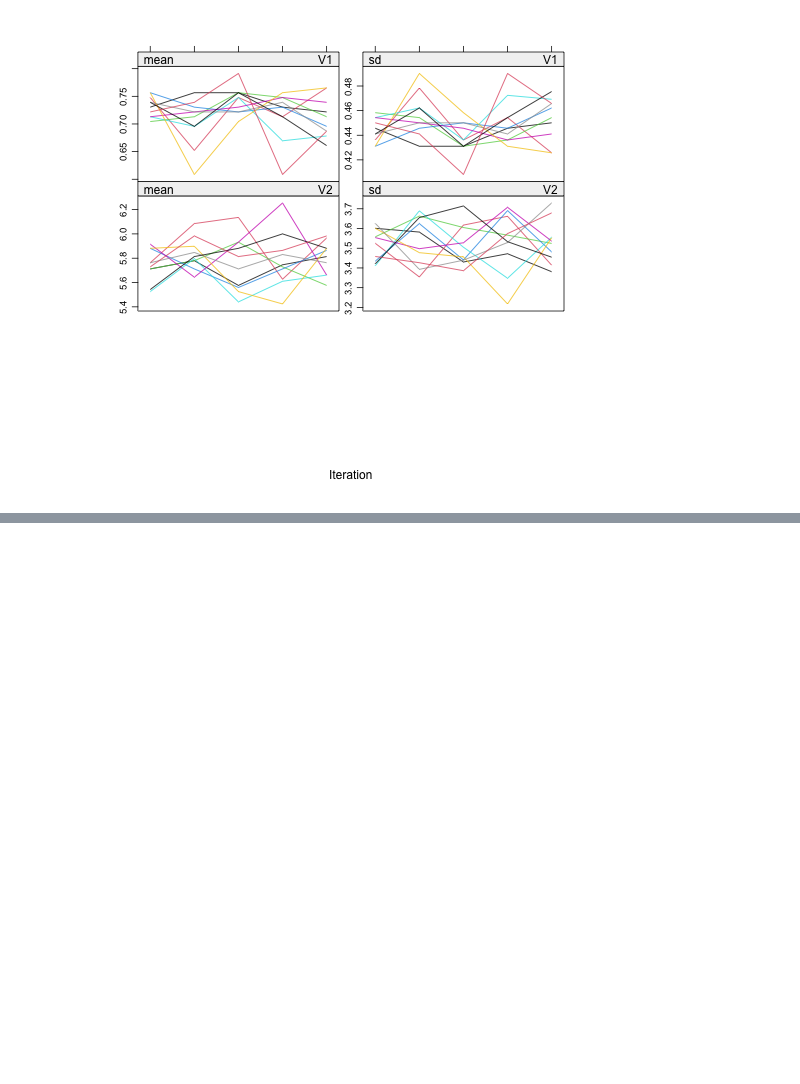
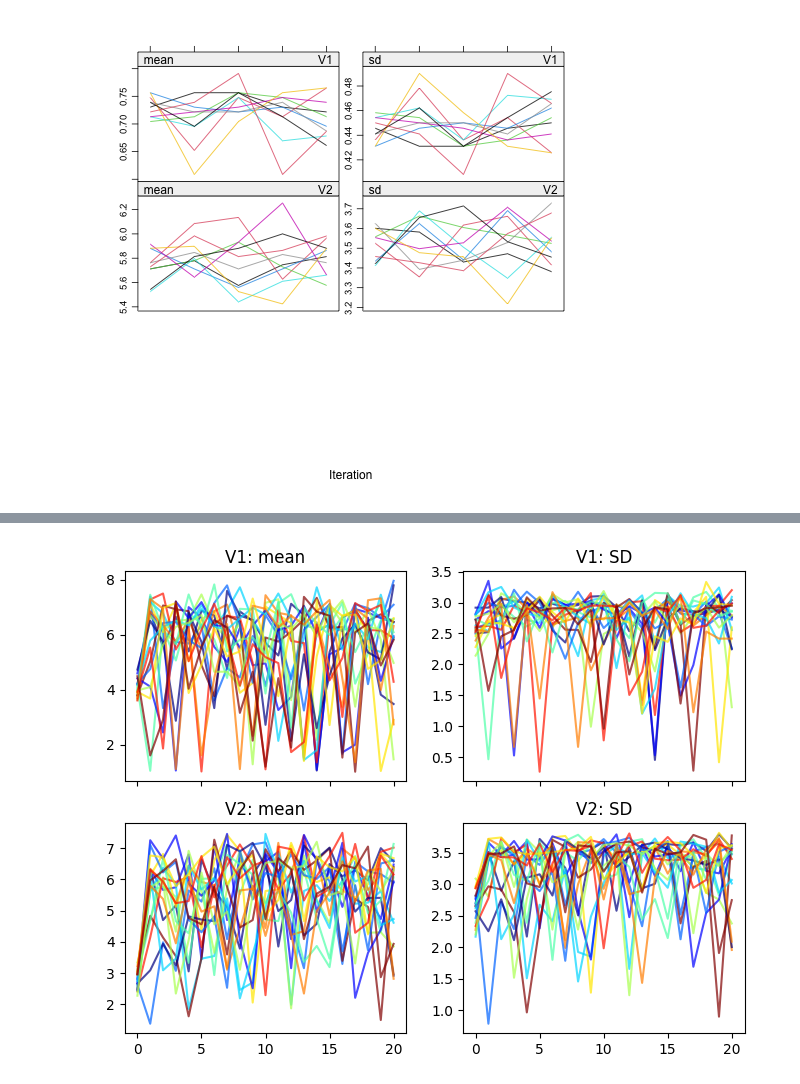
Before and after one commit to christianliman/mlds-research-project-2023, a Jupyter notebook: notebook/multiple-imputation/Validate MICE codes against R implementation.ipynb, the cells around one changed output, grey strips where cells are left out. Drawn from its saved outputs; the diff is of its cells as text; code cells hidden in the pictures; blank space fills up the shorter version.

```diff
--- a/notebook/multiple-imputation/Validate MICE codes against R implementation.ipynb
+++ b/notebook/multiple-imputation/Validate MICE codes against R implementation.ipynb
@@ -1098,0 +1117,5 @@ display(Image(filename="../../results/figures/testfig_{}.png".format(curdate)))
+# %%
+# Implement MICE in Python
+targets_cat = []
+targets_num = ["V1", "V2"]
+impres1 = MICE(incompdf1, targets_cat, targets_num, m=20, maxit=20, seed=2023)
@@ -1098,0 +1213,5 @@ display(Image(filename="../../results/figures/testfig_{}.png".format(curdate)))
+# %%
+# Generate trace plot of chain statistics (Python)
+_ = ChainStatsViz(impres1)
+# %% [output]
+[figure, added]
```
Also changed, not shown: parts of 41 cells of this notebook.
